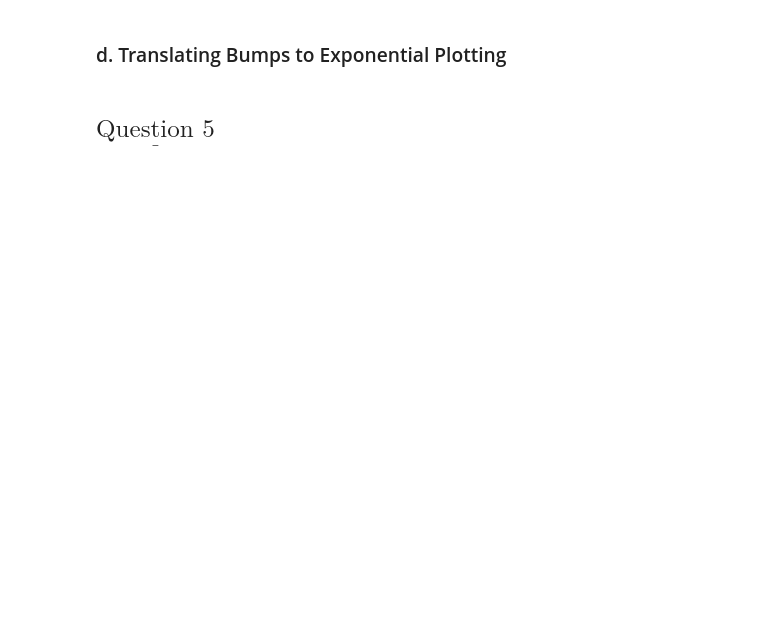
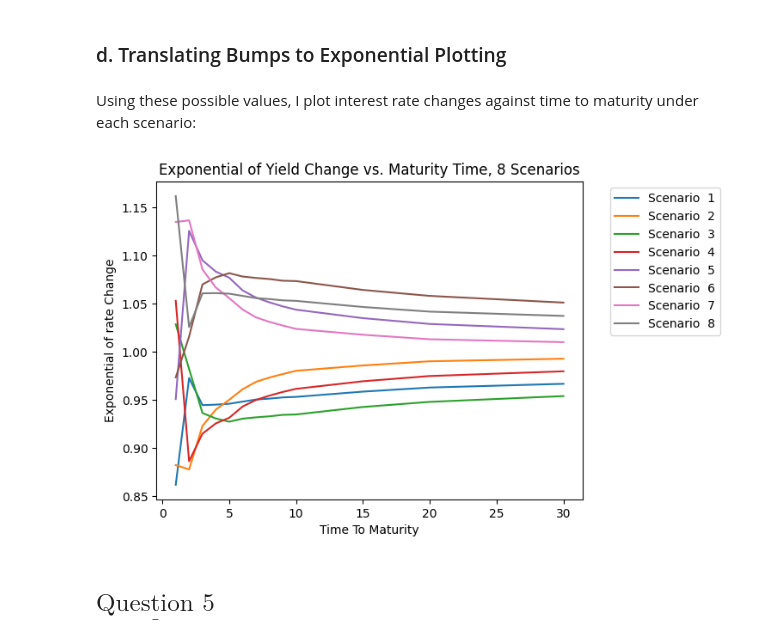
Before and after one commit to dg3358/Columbia-MATH-5450, a Jupyter notebook: HW 1/HW-1.ipynb, the cells around one changed output. Drawn from its saved outputs; the diff is of its cells as text; code cells hidden in the pictures; blank space fills up the shorter version.

```diff
--- a/HW 1/HW-1.ipynb
+++ b/HW 1/HW-1.ipynb
@@ -296,0 +257,6 @@ print(np.cumsum(E_test**2)/np.sum(E_test**2))
+# %%
+P = curveForPCA.values @ pca.components_
+mu = np.average(P, axis = 0)[0:3]
+print("First component mean:{mu_1: .6f}".format(mu_1 = mu[0]))
+print("Second component mean:{mu_2: .6f}".format(mu_2 = mu[1]))
+print("Third component mean:{mu_3: .6f}".format(mu_3 = mu[2]))
@@ -296,0 +269,6 @@ print(np.cumsum(E_test**2)/np.sum(E_test**2))
+# %%
+pc1Val = np.round(np.array([mu[0] - 1.65*stdDev[0], mu[0] + 1.65*stdDev[0]]),6)
+pc2Val = np.round(np.array([mu[1] - 1.65*stdDev[1], mu[1] + 1.65*stdDev[1]]), 6)
+pc3Val = np.round(np.array([mu[2] - 1.65*stdDev[2], mu[2] + 1.65*stdDev[2]]), 6)
+possibilities = list(itertools.product(pc1Val, pc2Val, pc3Val))
+possibilities
@@ -297,5 +284,24 @@ print(np.cumsum(E_test**2)/np.sum(E_test**2))
 # %% [markdown]
 ### d. Translating Bumps to Exponential Plotting
+# %% [markdown]
+Using these possible values, I plot interest rate changes against time to maturity under each scenario:
+# %%
+factor_inv = np.linalg.inv(pca.components_)
+fig = plt.figure()
+ax = plt.subplot(111)
+
+for i in range(len(possibilities)):
+    full_pc = np.append(np.asarray(possibilities[i]), [0]*10)
+    changes = factor_inv @ full_pc
+    ax.plot(lFrame["Time to Maturity"], np.exp(changes),
+             label = "Scenario {num: .0f}".format(num = i + 1))
+ax.legend(bbox_to_anchor=(1.05, 1))
+ax.set_xlabel("Time To Maturity")
+ax.set_ylabel("Exponential of rate Change")
+ax.set_title("Exponential of Yield Change vs. Maturity Time, 8 Scenarios")
+plt.show()
+# %% [output]
+[figure, added]
 # %% [markdown]
 ## $\underline{\text{Question 5}}$
 # %%
```
Also changed, not shown: parts of 19 cells of this notebook.
